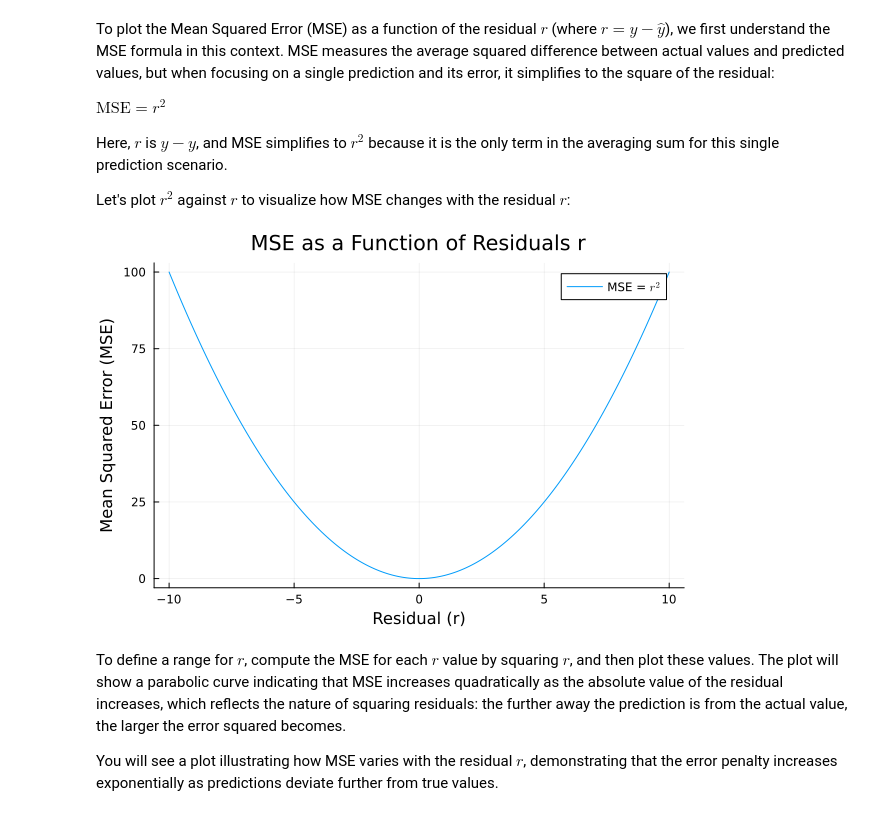
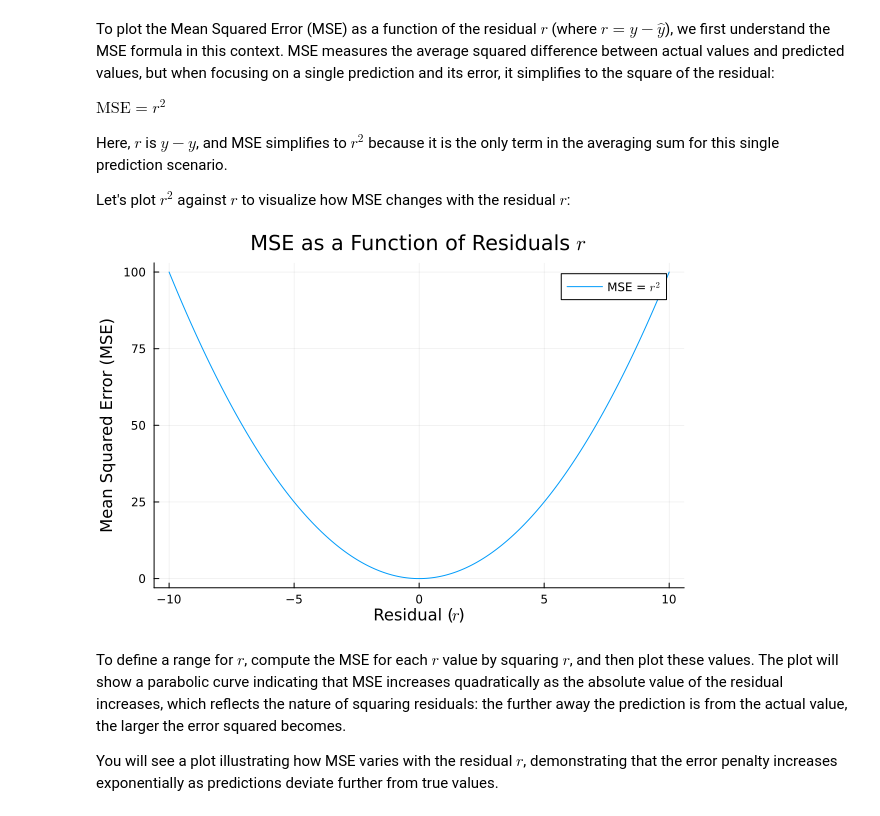
Before and after one commit to setrar/ml, a Jupyter notebook: exams/2023/Q4.ipynb, the cells around one changed output. Saved outputs shown, nothing was run; the diff lists cells and outputs as text; code cells hidden in the pictures.

```diff
--- a/exams/2023/Q4.ipynb
+++ b/exams/2023/Q4.ipynb
@@ -18,18 +18,18 @@ using LaTeXStrings
 # %%
 # Define the residual range
 r = -10:0.1:10
 
 # Calculate MSE for each residual value
-mse = r .^ 2
+mse = @. r ^ 2
 
 # Plot MSE against residuals
 plot(r, mse
-    , label="MSE = " * L"r^2", title="MSE as a Function of Residuals r"
-    , xlabel="Residual (r)", ylabel="Mean Squared Error (MSE)"
+    , label="MSE = " * L"r^2", title="MSE as a Function of Residuals " * L"r"
+    , xlabel="Residual (" * L"r" * ")", ylabel="Mean Squared Error (MSE)"
     , legend=:topright
 )
 # %% [output]
-[figure, old version]
+[figure, new version]
 # %% [markdown]
 To define a range for $ r $, compute the MSE for each $ r $ value by squaring $ r $, and then plot these values. The plot will show a parabolic curve indicating that MSE increases quadratically as the absolute value of the residual increases, which reflects the nature of squaring residuals: the further away the prediction is from the actual value, the larger the error squared becomes.
 
```
Also changed, not shown: 1 other file.
